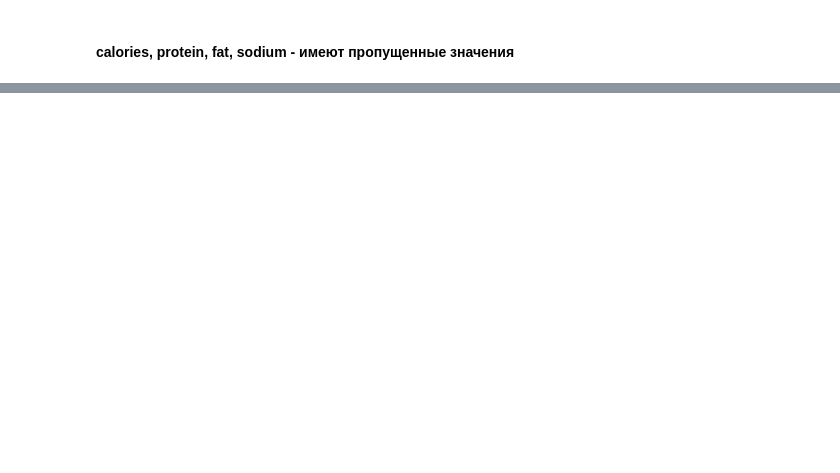
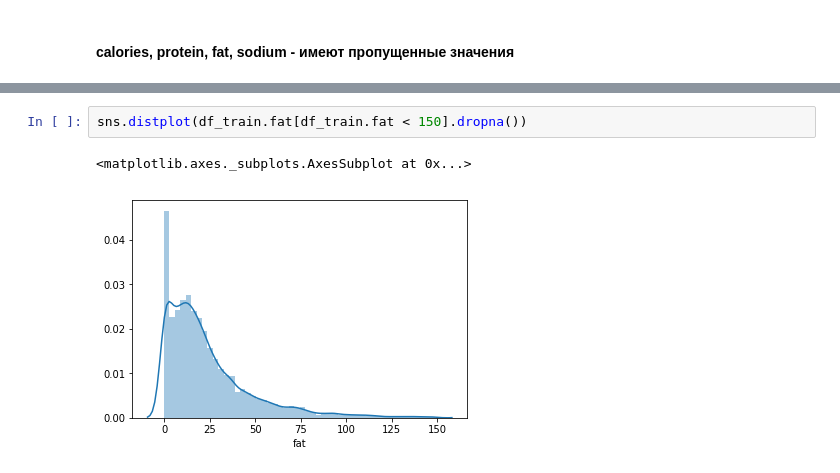
Before and after one commit to Afsent/Nordic_IT_School, a Jupyter notebook: ML/HW23/HW23_Preproccesing.ipynb, the cells around one changed output, grey strips where cells are left out. Saved outputs shown, nothing was run; the diff lists cells and outputs as text; blank space fills up the shorter version.

```diff
--- a/ML/HW23/HW23_Preproccesing.ipynb
+++ b/ML/HW23/HW23_Preproccesing.ipynb
@@ -74,0 +92,5 @@ dtype: int64
+# %%
+sns.distplot(df_train.fat[df_train.fat < 150].dropna())
+# %% [output]
+<matplotlib.axes._subplots.AxesSubplot at 0x...>
+[figure, added]
```
Also changed, not shown: parts of 11 cells of this notebook.
